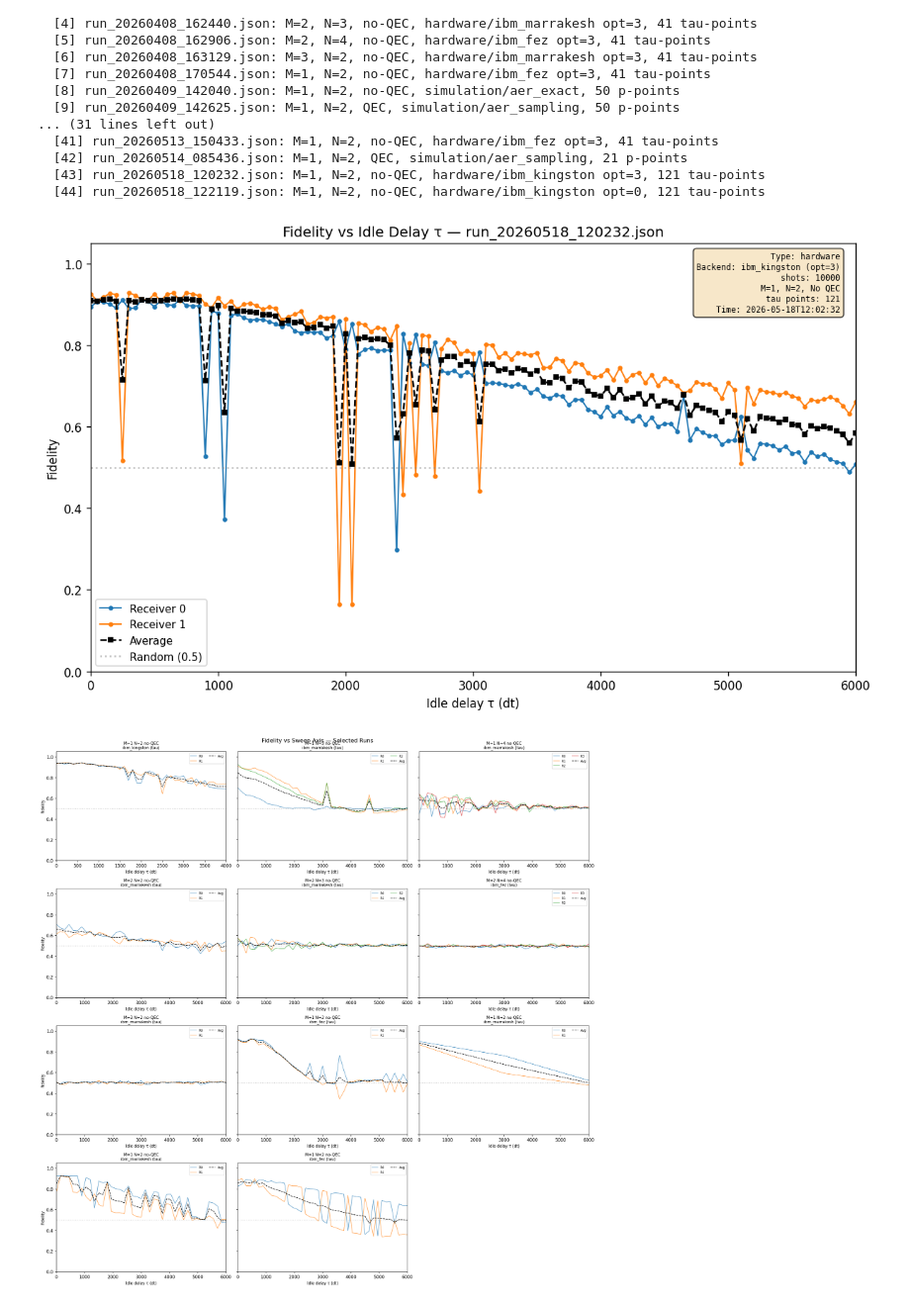
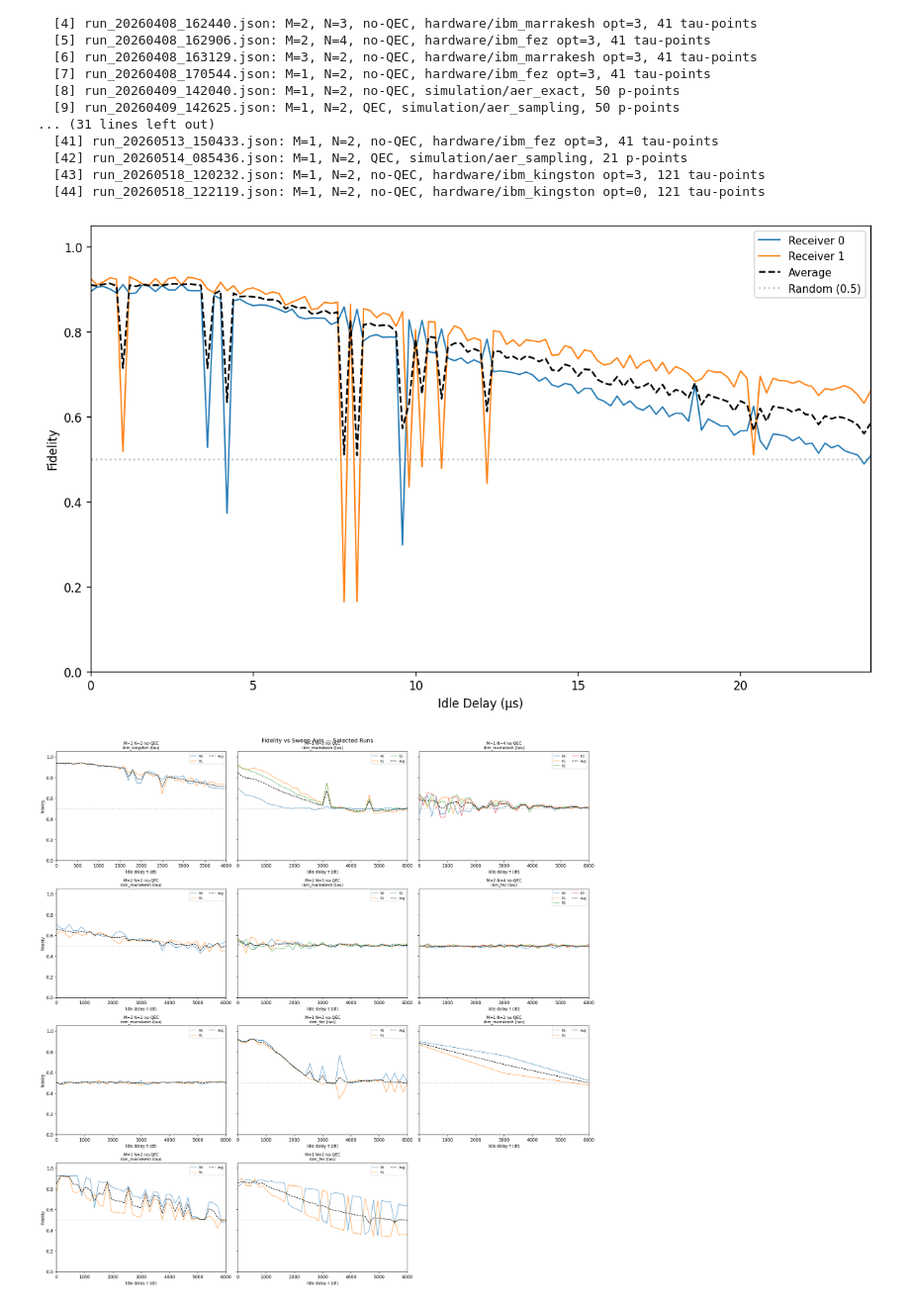
Before and after one commit to mtp354/Broadcasting, a Jupyter notebook: visualizations.ipynb, the cells around one changed output. Shown at 99% size. Saved outputs shown, nothing was run; the diff lists cells and outputs as text; code cells hidden in the pictures.

Commit message:
Updated figure

```diff
--- a/visualizations.ipynb
+++ b/visualizations.ipynb
@@ -87,49 +87,56 @@ N = run["N"]
 fids = np.array(run["fidelities"])  # shape (n_sweep, N)
 axis, x_arr, xlabel, xlim = get_sweep(run)
 
+# Converting x axis to microseconds if it's a tau sweep
+# Rescale x_arr from dt to microseconds
+if axis == "tau":
+    x_arr = 4e-9 * 1e6 * x_arr
+    xlabel = "Idle Delay (µs)"
+    xlim = (xlim[0] * 4e-9 * 1e6, xlim[1] * 4e-9 * 1e6) if xlim else None
+
 fig, ax = plt.subplots(figsize=(10, 6))
 colors = plt.cm.tab10.colors
 
 for i in range(N):
     ax.plot(x_arr, fids[:, i], "-o", color=colors[i % len(colors)],
-            markersize=3, linewidth=1.2, label=f"Receiver {i}")
+            markersize=0, linewidth=1.2, label=f"Receiver {i}")
 
 ax.plot(x_arr, fids.mean(axis=1), "s--", color="black",
-        markersize=4, linewidth=1.5, label="Average")
+        markersize=0, linewidth=1.5, label="Average")
 ax.axhline(0.5, color="gray", linestyle=":", alpha=0.5, label="Random (0.5)")
 
 ax.set_xlabel(xlabel)
 ax.set_ylabel("Fidelity")
 ax.set_ylim(0, 1.05)
 if xlim is not None:
     ax.set_xlim(*xlim)
 ax.legend(loc="best", fontsize=9)
 
 # Metadata annotation
 qec_str = "QEC [[5,1,3]]" if run.get("use_qec") else "No QEC"
 backend = run.get("backend", "?")
 opt = run.get("optimization_level")
 meta_lines = [
     f"Type: {run['experiment_type']}",
     f"Backend: {backend}" + (f" (opt={opt})" if opt is not None else ""),
     f"M={run['M']}, N={N}, {qec_str}",
     f"{axis} points: {len(x_arr)}",
     f"Time: {run.get('timestamp', '')[:19]}",
 ]
 if run.get("n_samples"):
     meta_lines.insert(2, f"n_samples: {run['n_samples']}")
 if run.get("shots"):
     meta_lines.insert(2, f"shots: {run['shots']}")
-ax.text(0.98, 0.98, "\n".join(meta_lines), transform=ax.transAxes,
-        fontsize=7, va="top", ha="right", fontfamily="monospace",
-        bbox=dict(boxstyle="round,pad=0.4", facecolor="wheat", alpha=0.7))
+# ax.text(0.98, 0.98, "\n".join(meta_lines), transform=ax.transAxes,
+#         fontsize=7, va="top", ha="right", fontfamily="monospace",
+#         bbox=dict(boxstyle="round,pad=0.4", facecolor="wheat", alpha=0.7))
 
 axis_title = "Depolarizing Noise" if axis == "p" else "Idle Delay τ"
-ax.set_title(f"Fidelity vs {axis_title} — {run['filename']}")
+# ax.set_title(f"Fidelity vs {axis_title} — {run['filename']}")
 plt.tight_layout()
 plt.show()
 # %% [output]
-[figure, old version]
+[figure, new version]
 # %%
 # --- Multi-run comparison: fidelity vs sweep axis ---
 # Customize the filter below to select which runs to compare.
```
Also changed, not shown: 1 other file.
